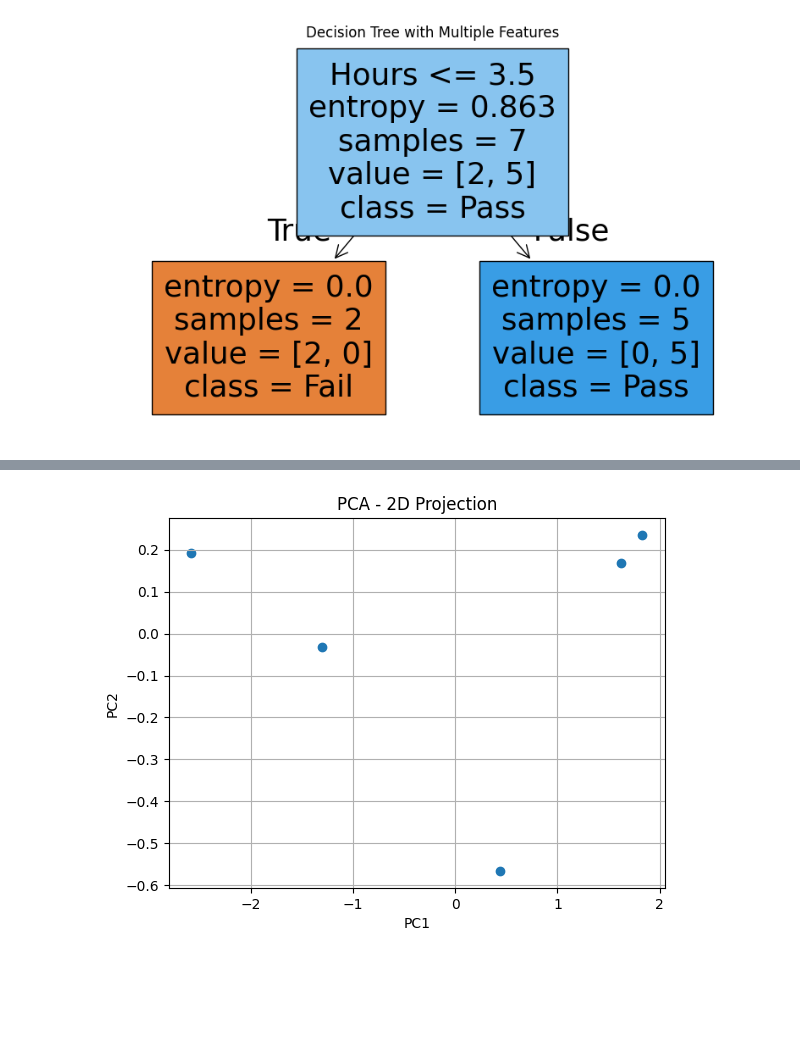
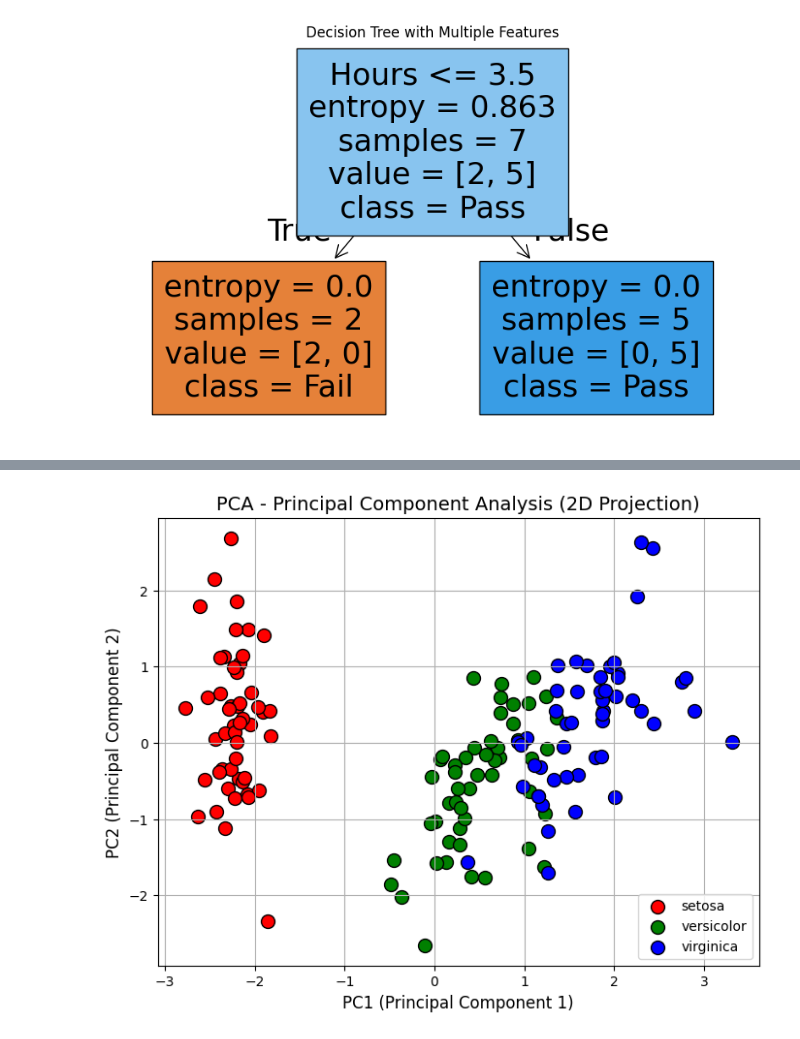
Before and after one commit to cipB14/Questify, a Jupyter notebook: ML_lab.ipynb, the cells around one changed output, grey strips where cells are left out. Cells and saved outputs as stored; diff of their text form; code cells hidden in the pictures; blank space fills up the shorter version.

```diff
--- a/ML_lab.ipynb
+++ b/ML_lab.ipynb
@@ -211,32 +399,46 @@ plt.show()
-# %%
-import pandas as pd
-import numpy as np
-from sklearn.preprocessing import StandardScaler
-from sklearn.decomposition import PCA
-import matplotlib.pyplot as plt
-
-# Sample data
-data = {
-    'Math': [85, 89, 72, 65, 90],
-    'Science': [78, 94, 72, 66, 92],
-    'English': [82, 88, 70, 60, 85]
-}
-df = pd.DataFrame(data)
-
-# 1. Standardize
-scaler = StandardScaler()
-X_scaled = scaler.fit_transform(df)
-
-# 2. PCA (reduce to 2 components)
-pca = PCA(n_components=2)
-X_pca = pca.fit_transform(X_scaled)
-
-# 3. Plot PCA result
-plt.scatter(X_pca[:, 0], X_pca[:, 1])
-plt.title("PCA - 2D Projection")
-plt.xlabel("PC1")
-plt.ylabel("PC2")
-plt.grid(True)
-plt.show()
-# %% [output]
-[figure, removed]
+# %%
+import pandas as pd
+import numpy as np
+from sklearn.datasets import load_iris
+from sklearn.preprocessing import StandardScaler
+from sklearn.decomposition import PCA
+import matplotlib.pyplot as plt
+
+# Step 1: Load dataset
+iris = load_iris()
+X = iris.data           # Features: 4-dimensional
+y = iris.target         # Target classes: 0, 1, 2
+labels = iris.target_names  # ['setosa', 'versicolor', 'virginica']
+
+# Step 2: Standardize the features (important for PCA)
+scaler = StandardScaler()
+X_scaled = scaler.fit_transform(X)
+
+# Step 3: Apply PCA
+pca = PCA(n_components=2)
+X_pca = pca.fit_transform(X_scaled)
+
+# Step 4: Create DataFrame for easy plotting
+df_pca = pd.DataFrame(X_pca, columns=['PC1', 'PC2'])
+df_pca['class'] = y
+# Step 5: Visualize with colors for each class
+plt.figure(figsize=(8, 6))
+colors = ['red', 'green', 'blue']
+for class_index, class_label in enumerate(labels):
+    plt.scatter(
+        df_pca[df_pca['class'] == class_index]['PC1'],
+        df_pca[df_pca['class'] == class_index]['PC2'],
+        label=class_label,
+        color=colors[class_index],
+        edgecolor='k',
+        s=100
+    )
+
+plt.title("PCA - Principal Component Analysis (2D Projection)", fontsize=14)
+plt.xlabel("PC1 (Principal Component 1)", fontsize=12)
+plt.ylabel("PC2 (Principal Component 2)", fontsize=12)
+plt.legend()
+plt.grid(True)
+plt.show()
+# %% [output]
+[figure, added]
```
Also changed, not shown: parts of 12 cells of this notebook.
